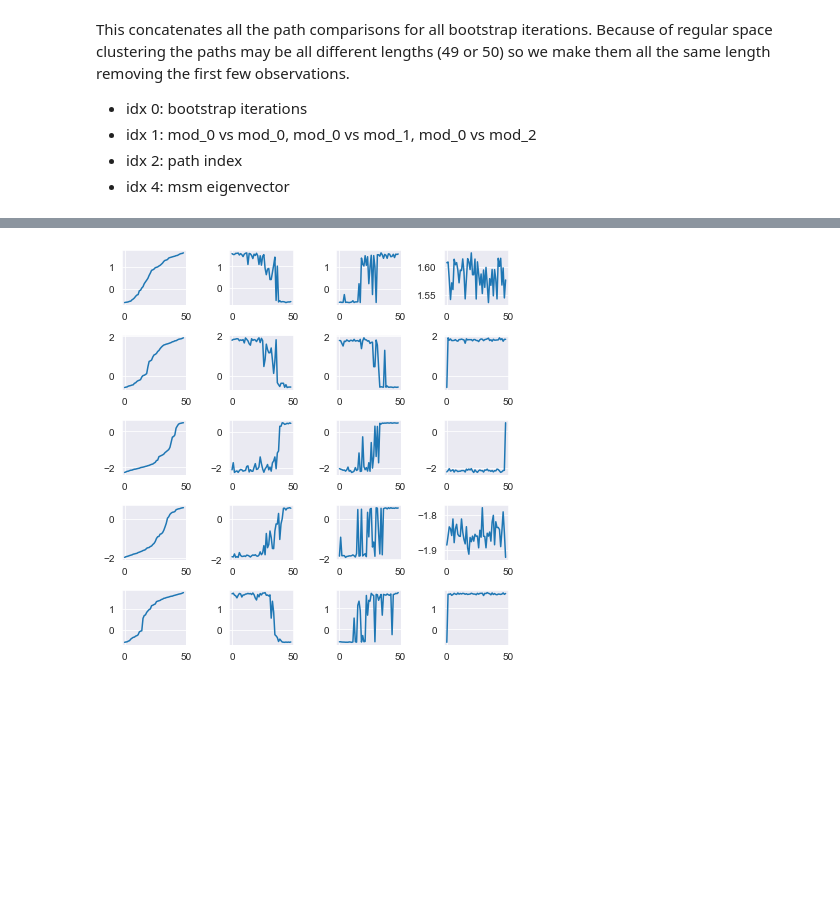
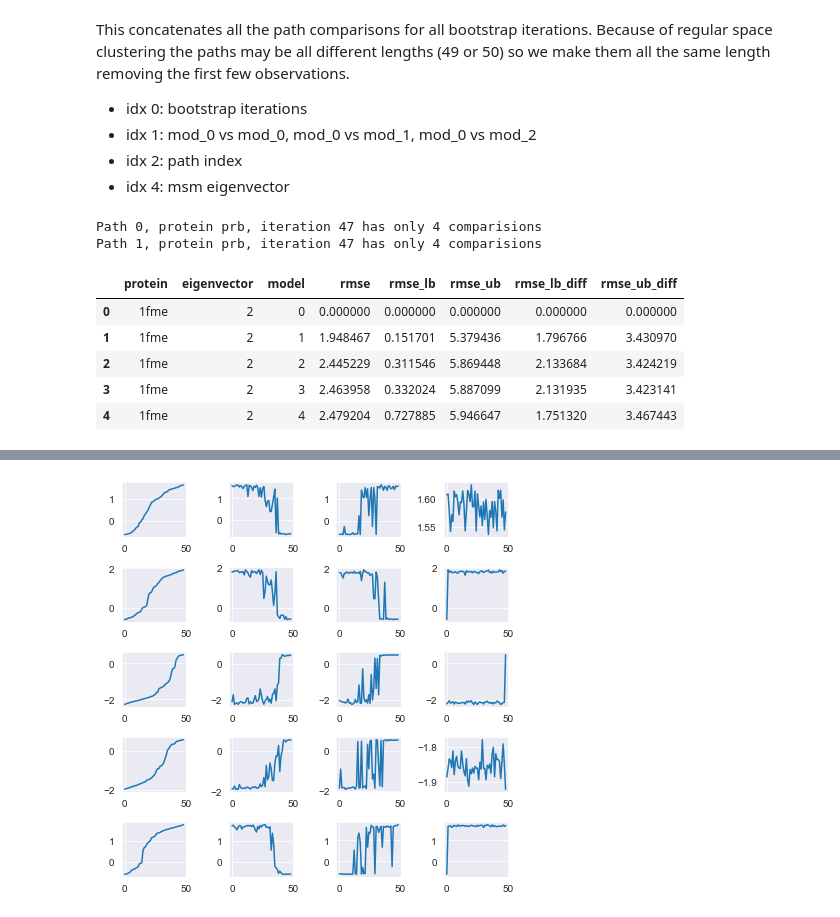
Before and after one commit to RobertArbon/msm_hyperparameter_optimisation, a Jupyter notebook: results/compare_path_charts.ipynb, the cells around one changed output, grey strips where cells are left out. Cells and saved outputs as stored; diff of their text form; code cells hidden in the pictures; blank space fills up the shorter version.

```diff
--- a/results/compare_path_charts.ipynb
+++ b/results/compare_path_charts.ipynb
@@ -132,7 +134,7 @@ comparator_model = 0 # Always the first by construction
 
 results = {'protein': [], 'eigenvector': [], 'model': [], 'rmse': [], 'rmse_lb': [], 'rmse_ub': [], 'rmse_lb_diff': [], 'rmse_ub_diff': []}
 
-for protein in ['CLN025']: #['1fme', '2f4k', '2jof', '2wav', 'CLN025', 'GTT','PRB', 'UVF']:
+for protein in funcs.PROTEIN_DIRS[:8]:
 
     num_paths = proc_dict[protein.lower()] - 1 # because proc_dict includes the stationary distribution
 
@@ -140,7 +142,14 @@ for protein in ['CLN025']: #['1fme', '2f4k', '2jof', '2wav', 'CLN025', 'GTT','PR
 
         comp_paths = list(data_dir.joinpath(protein).rglob(f'**/path_{path_num}_comparison.pkl'))
         path_comps = [pickle.load(x.open('rb')) for x in comp_paths]
-        comps_list = [dict_to_list(comp) for comp in path_comps]
+        complete_comps = []
+        for i, x in enumerate(path_comps):
+            if len(x) != num_comparisons:
+                print(f"Path {path_num}, protein {protein}, iteration {i} has only {len(x)} comparisions")
+            else:
+                complete_comps.append(x)
+
+        comps_list = [dict_to_list(comp) for comp in complete_comps]
         min_length = np.min([y.shape[0] for x in comps_list for y in x])
         trimmed = [trim_comparisons(comp, min_length) for comp in comps_list]
         sloped = [adjust_slopes(comp) for comp in trimmed]
@@ -163,3 +172,15 @@ for protein in ['CLN025']: #['1fme', '2f4k', '2jof', '2wav', 'CLN025', 'GTT','PR
             results['rmse_ub_diff'].append(ub_rmse-median_rmse)
 
 comparisons = pd.DataFrame(results)
+# %% [output]
+Path 0, protein prb, iteration 47 has only 4 comparisions
+Path 1, protein prb, iteration 47 has only 4 comparisions
+# %%
+comparisons.head()
+# %% [output]
+|  | protein | eigenvector | model | rmse | rmse_lb | rmse_ub | rmse_lb_diff | rmse_ub_diff |
+| 0 | 1fme | 2 | 0 | 0.000000 | 0.000000 | 0.000000 | 0.000000 | 0.000000 |
+| 1 | 1fme | 2 | 1 | 1.948467 | 0.151701 | 5.379436 | 1.796766 | 3.430970 |
+| 2 | 1fme | 2 | 2 | 2.445229 | 0.311546 | 5.869448 | 2.133684 | 3.424219 |
+| 3 | 1fme | 2 | 3 | 2.463958 | 0.332024 | 5.887099 | 2.131935 | 3.423141 |
+| 4 | 1fme | 2 | 4 | 2.479204 | 0.727885 | 5.946647 | 1.751320 | 3.467443 |
```
Also changed, not shown: parts of 4 cells of this notebook.
